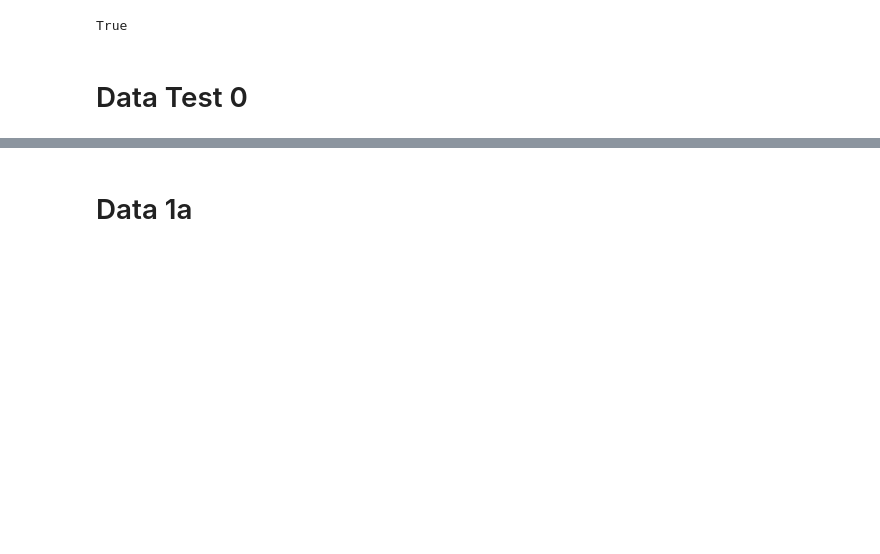
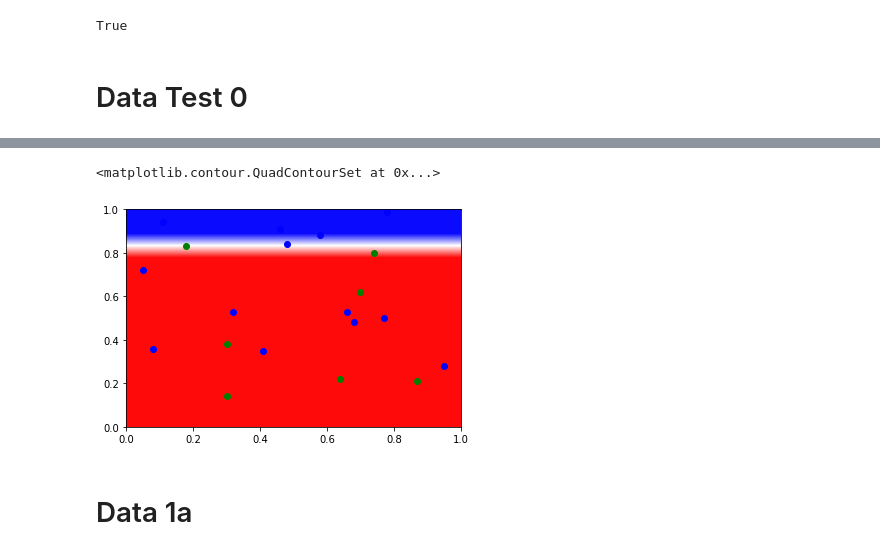
Before and after one commit to bagmk/Quantum_Machine_Learning_Express, a Jupyter notebook: ML/PQC Four-Qubit Pytorch-optim.ipynb, the cells around one changed output, grey strips where cells are left out. Drawn from its saved outputs; the diff is of its cells as text; code cells hidden in the pictures; blank space fills up the shorter version.

```diff
--- a/ML/PQC Four-Qubit Pytorch-optim.ipynb
+++ b/ML/PQC Four-Qubit Pytorch-optim.ipynb
@@ -52,7 +52,7 @@ from pandas.core.common import flatten
 
 np.random.seed(2)
 #data_ixs = np.random.choice(len(shuffled_data), size=len(shuffled_data))
-data_ixs = np.random.choice(len(data), size=100)
+data_ixs = np.random.choice(len(data), size=20)
 
 X= [np.array(list(flatten([data[j][0],data[j][0]]))) for j in data_ixs]
 y = [data[j][1] for j in data_ixs]
@@ -114,7 +114,7 @@ model2 = TorchConnector(qnn2, initial_weights)
 
 
 # define model, optimizer, and loss
-optimizer = LBFGS(model2.parameters(),lr=0.01,tolerance_grad=1e-09, tolerance_change=1e-11)
+optimizer = LBFGS(model2.parameters(),lr=2,tolerance_grad=1e-09, tolerance_change=1e-11)
 f_loss = CrossEntropyLoss()
 
 # start training
@@ -162,23 +168,26 @@ plt.show()
 # %%
 for x, y_target, y_ in zip(X, y01, y_predict):
     if y_target == 1:
         plt.plot(x[0], x[1], 'bo')
     else:
         plt.plot(x[0], x[1], 'go')
 
 X1 = np.linspace(0, 1, num=10)
 Z1 = np.zeros((len(X1), len(X1)))
 
 # Contour map
 for j in range(len(X1)):
     for k in range(len(X1)):
         # Fill Z with the labels (numerical values)
         # the inner loop goes over the columns of Z,
         # which corresponds to sweeping x-values
         # Therefore, the role of j,k is flipped in the signature
-        Z1[j, k] = np.argmax(model2(Tensor([X1[k],X1[j]])).detach().numpy())
+        Z1[j, k] = np.argmax(model2(Tensor([X1[k],X1[j],X1[k],X1[j]])).detach().numpy())
 
 plt.contourf(X1, X1, Z1, cmap='bwr', levels=30)
+# %% [output]
+<matplotlib.contour.QuadContourSet at 0x...>
+[figure, added]
 # %% [markdown]
 # Data 1a
 # %%
```
Also changed, not shown: parts of 17 cells of this notebook.
